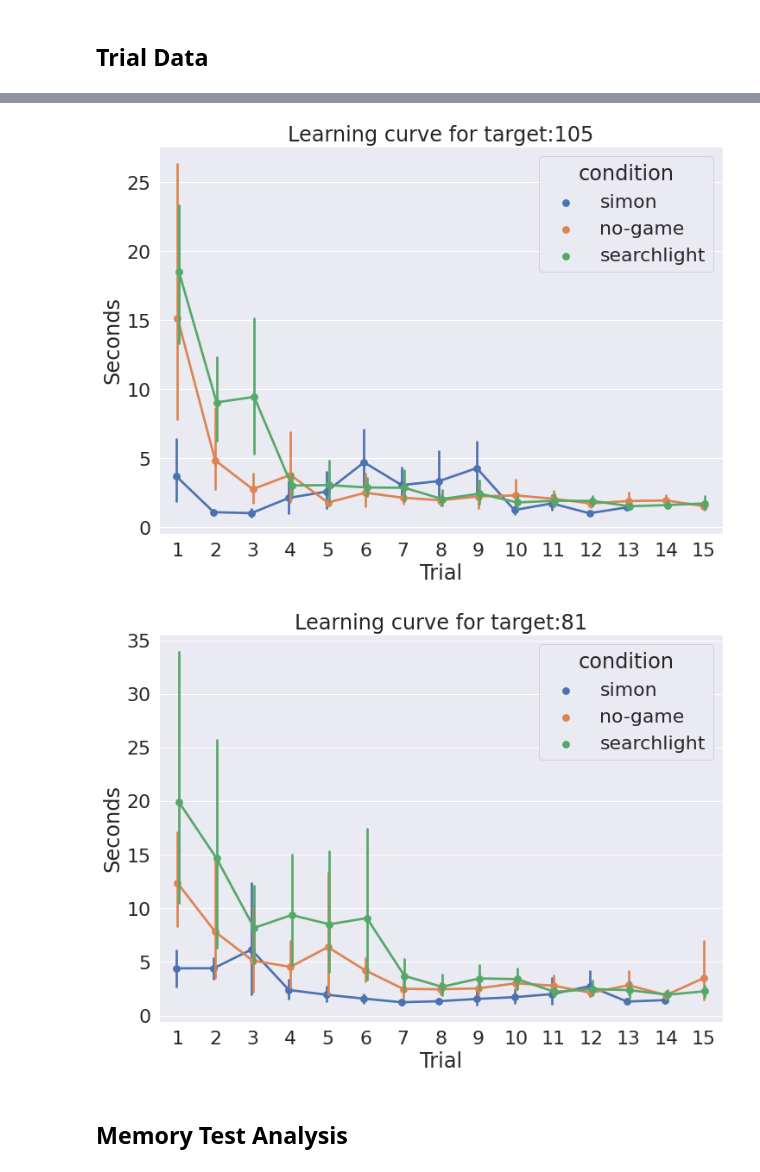
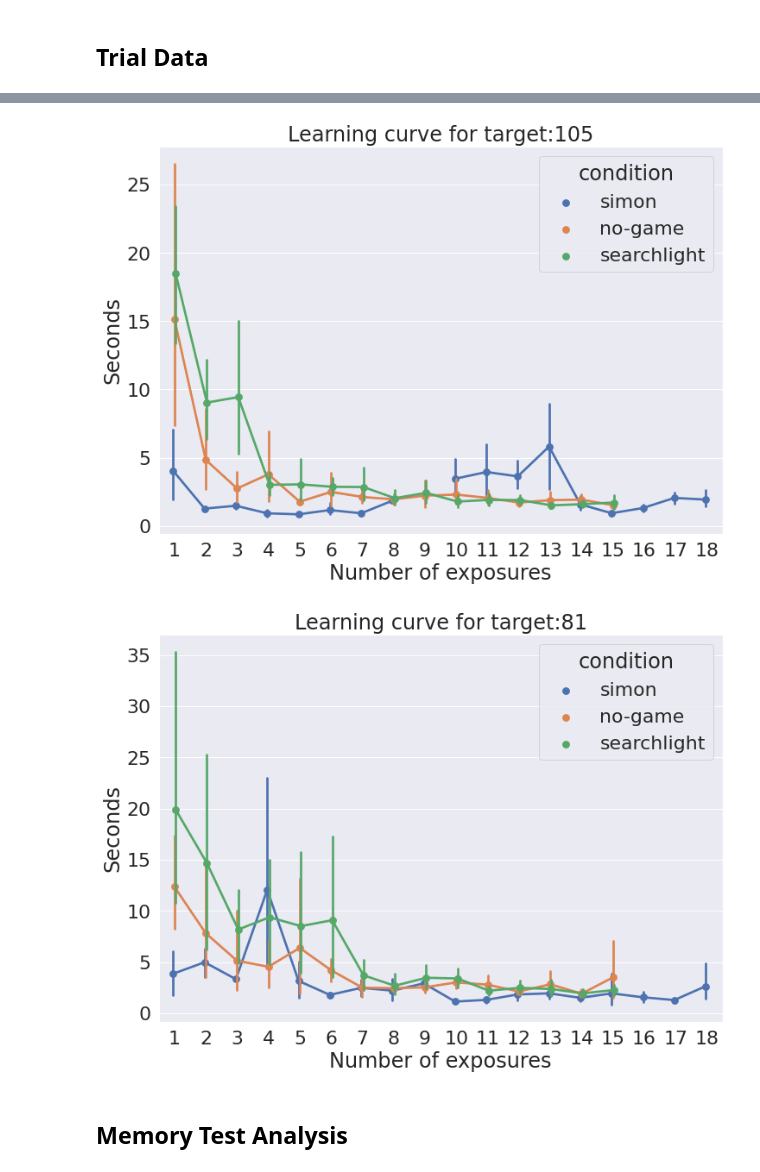
Before and after one commit to hermana/hci-experiment-analysis, a Jupyter notebook: game_mechanics_study/between_participants_pilot_analysis.ipynb, the cells around one changed output, grey strips where cells are left out. Cells and saved outputs as stored; diff of their text form; code cells hidden in the pictures.

Commit message:
fix per target graphs

```diff
--- a/game_mechanics_study/between_participants_pilot_analysis.ipynb
+++ b/game_mechanics_study/between_participants_pilot_analysis.ipynb
@@ -326,3 +360,20 @@ def get_target_id_from_simon_sequence(row):
                 'timeSubmitted': row['timeSubmitted']
             })
     return row
+# %%
+trial_data = pd.concat([searchlight_successful_trials, no_game_successful_trials], ignore_index=True)
+trial_data = trial_data.append(simon_trial_data, ignore_index=True)
+
+trial_data.apply(lambda row: get_target_id_from_simon_sequence(row), axis=1)
+
+targets_time_per_click = pd.DataFrame(trials_time_per_target)
+
+simon_targets_time_per_click = targets_time_per_click[targets_time_per_click['condition']=='simon'].head()
+# %%
+targets = targets_time_per_click['targetID'].unique()
+
+for target in targets:
+    simon_target_data = simon_targets_time_per_click[simon_targets_time_per_click['targetID'] == target]
+    simon_target_data = simon_target_data[['targetID', 'exposure_count', 'sequence', 'block']]
+    print(target)
+    print(simon_target_data.tail())
@@ -343,12 +407,14 @@ plt.savefig(f"./plots/{FOLDER_NAME}/trial_data/mean_time_per_target.png")
 # %%
 targets = targets_time_per_click['targetID'].unique()
+
+targets_time_per_click.to_csv(f"./plots/{FOLDER_NAME}/trial_data/targets_time_per_click.csv")
 
 for target in targets:
     target_data = targets_time_per_click[targets_time_per_click['targetID'] == target]
     target_data_ordered = target_data.sort_values(['participantID', 'timeSubmitted'])
     target_data_ordered['simon_target_order'] = target_data_ordered.groupby(['participantID']).cumcount() + 1
-    target_data_ordered['target_order'] = target_data_ordered.apply(lambda row: row['simon_target_order'] if row['condition']=='simon' else row['block'], axis=1)
+    target_data_ordered['target_order'] = target_data_ordered.apply(lambda row: int(row['exposure_count']) if row['condition']=='simon' else int(row['block']), axis=1)
     plt.figure()
-    sns.pointplot(data=target_data_ordered, x='target_order', hue='condition', y=f'ct', dodge=True, errorbar=('ci', 95)).set(title=f"Learning curve for target:{target}", xlabel="Trial", ylabel="Seconds")
+    sns.pointplot(data=target_data_ordered, x='target_order', hue='condition', y=f'ct', dodge=True, errorbar=('ci', 95)).set(title=f"Learning curve for target:{target}", xlabel="Number of exposures", ylabel="Seconds")
     plt.savefig(f"./plots/{FOLDER_NAME}/trial_data/mean_time_per_target_{str(target)}.png")
 # %% [output]
@@ -359,5 +425,5 @@ for target in targets:
-[figure, old version]
+[figure, new version]
-[figure, old version]
+[figure, new version]
 # %% [markdown]
 <h2>Memory Test Analysis</h2>
 # %%
```
Also changed, not shown: parts of 10 cells of this notebook, 25 other files.
